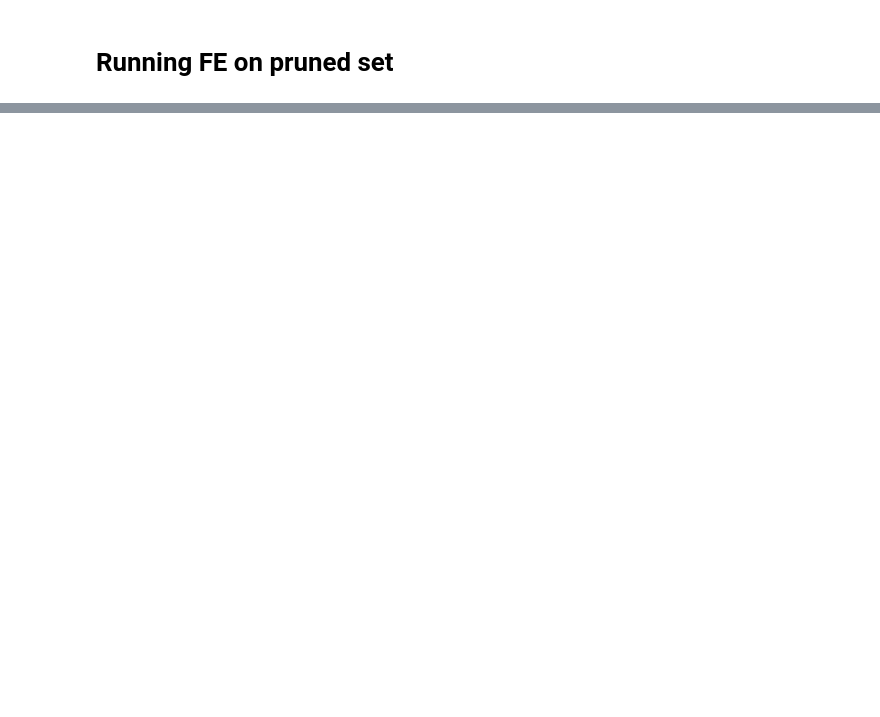
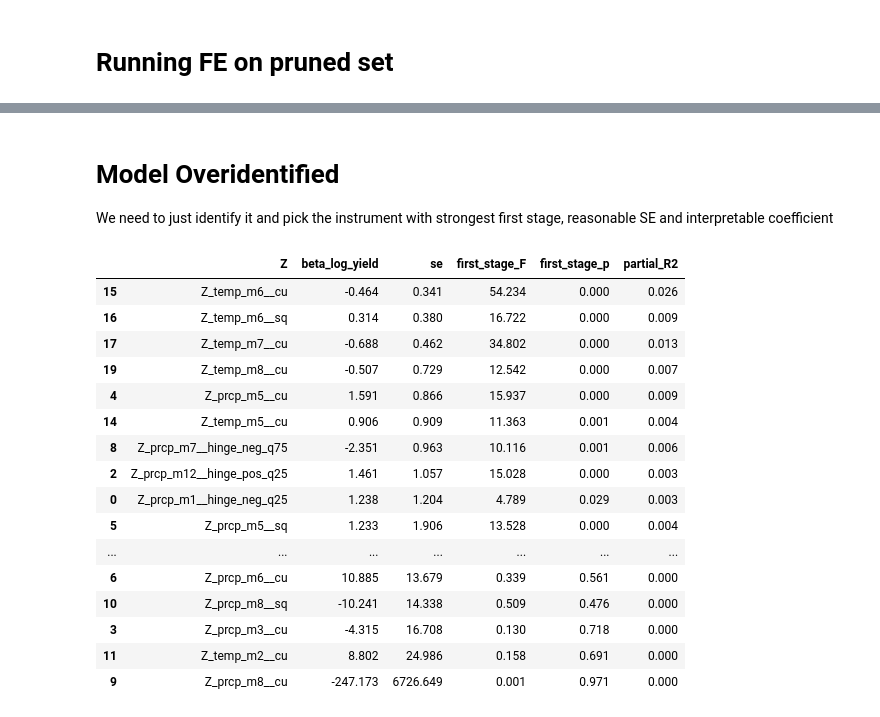
Before and after one commit to adrymmm/iv_weather_yields_selection, a Jupyter notebook: nonlinear_search.ipynb, the cells around one changed output, grey strips where cells are left out. Cells and saved outputs as stored; diff of their text form; code cells hidden in the pictures; blank space fills up the shorter version.

Commit message:
Ran overidentification test. Model was overidentified; ran separate just-identified regressions to pick strongest instruments. Tested strongest for exclusion. Decided on final instrument

```diff
--- a/nonlinear_search.ipynb
+++ b/nonlinear_search.ipynb
@@ -391,0 +356,20 @@ Distributed: chi2(25)
+# %%
+# Saving list of instruments
+Z_final = Z
+
+X_nl = X_nonlinear.copy()
+# Making sure nonliner and panel indexes align
+assert X_nl.index.equals(dfp.index)
+
+
+# Creating IV dataframe
+df_iv = pd.concat(
+    [
+        dfp,
+        X_nl[Z_final],
+    ],
+    axis=1,
+).reset_index()
+
+# Dropping duplicate cols
+df_iv = df_iv.loc[:, ~df_iv.columns.duplicated()].copy()
@@ -391,0 +423,54 @@ Distributed: chi2(25)
+# %% [markdown]
+# Model Overidentified
+We need to just identify it and pick the instrument with strongest first stage, reasonable SE and interpretable coefficient
+# %%
+y = "log_area_lead1"
+endog = "log_yield"
+Z = Z_final
+
+cols = [y, endog] + Z
+df = df_iv.set_index(["entity_id","year"])[cols].dropna()
+
+# Manually demeaning to avoid creating dummies
+df_dm = demean_2FE(df)
+y_dm = df_dm[y]
+x_dm = df_dm[endog]
+
+results = []
+
+for z in Z:
+    z_dm = df_dm[z]
+
+    r = IV2SLS(y_dm, None, x_dm, z_dm).fit(cov_type="clustered", clusters=df.index.get_level_values("entity_id"))
+
+    fs = r.first_stage
+    # Diagnostics for first stage
+    diag = fs.diagnostics
+
+    results.append({"Z": z,
+                    "beta_log_yield": round(r.params["log_yield"], 3),
+                    "se": round(r.std_errors["log_yield"],3),
+                    "first_stage_F": round(diag.loc[endog, "f.stat"],3),
+                    "first_stage_p": round(diag.loc[endog, "f.pval"],3),
+                    "partial_R2": round(diag.loc[endog, "partial.rsquared"],3)})
+
+results_df = pd.DataFrame(results).sort_values("se")
+results_df
+# %% [output]
+|  | Z | beta_log_yield | se | first_stage_F | first_stage_p | partial_R2 |
+| 15 | Z_temp_m6__cu | -0.464 | 0.341 | 54.234 | 0.000 | 0.026 |
+| 16 | Z_temp_m6__sq | 0.314 | 0.380 | 16.722 | 0.000 | 0.009 |
+| 17 | Z_temp_m7__cu | -0.688 | 0.462 | 34.802 | 0.000 | 0.013 |
+| 19 | Z_temp_m8__cu | -0.507 | 0.729 | 12.542 | 0.000 | 0.007 |
+| 4 | Z_prcp_m5__cu | 1.591 | 0.866 | 15.937 | 0.000 | 0.009 |
+| 14 | Z_temp_m5__cu | 0.906 | 0.909 | 11.363 | 0.001 | 0.004 |
+| 8 | Z_prcp_m7__hinge_neg_q75 | -2.351 | 0.963 | 10.116 | 0.001 | 0.006 |
+| 2 | Z_prcp_m12__hinge_pos_q25 | 1.461 | 1.057 | 15.028 | 0.000 | 0.003 |
+| 0 | Z_prcp_m1__hinge_neg_q25 | 1.238 | 1.204 | 4.789 | 0.029 | 0.003 |
+| 5 | Z_prcp_m5__sq | 1.233 | 1.906 | 13.528 | 0.000 | 0.004 |
+| ... | ... | ... | ... | ... | ... | ... |
+| 6 | Z_prcp_m6__cu | 10.885 | 13.679 | 0.339 | 0.561 | 0.000 |
+| 10 | Z_prcp_m8__sq | -10.241 | 14.338 | 0.509 | 0.476 | 0.000 |
+| 3 | Z_prcp_m3__cu | -4.315 | 16.708 | 0.130 | 0.718 | 0.000 |
+| 11 | Z_temp_m2__cu | 8.802 | 24.986 | 0.158 | 0.691 | 0.000 |
+| 9 | Z_prcp_m8__cu | -247.173 | 6726.649 | 0.001 | 0.971 | 0.000 |
```
Also changed, not shown: parts of 27 cells of this notebook, 3 other files.
